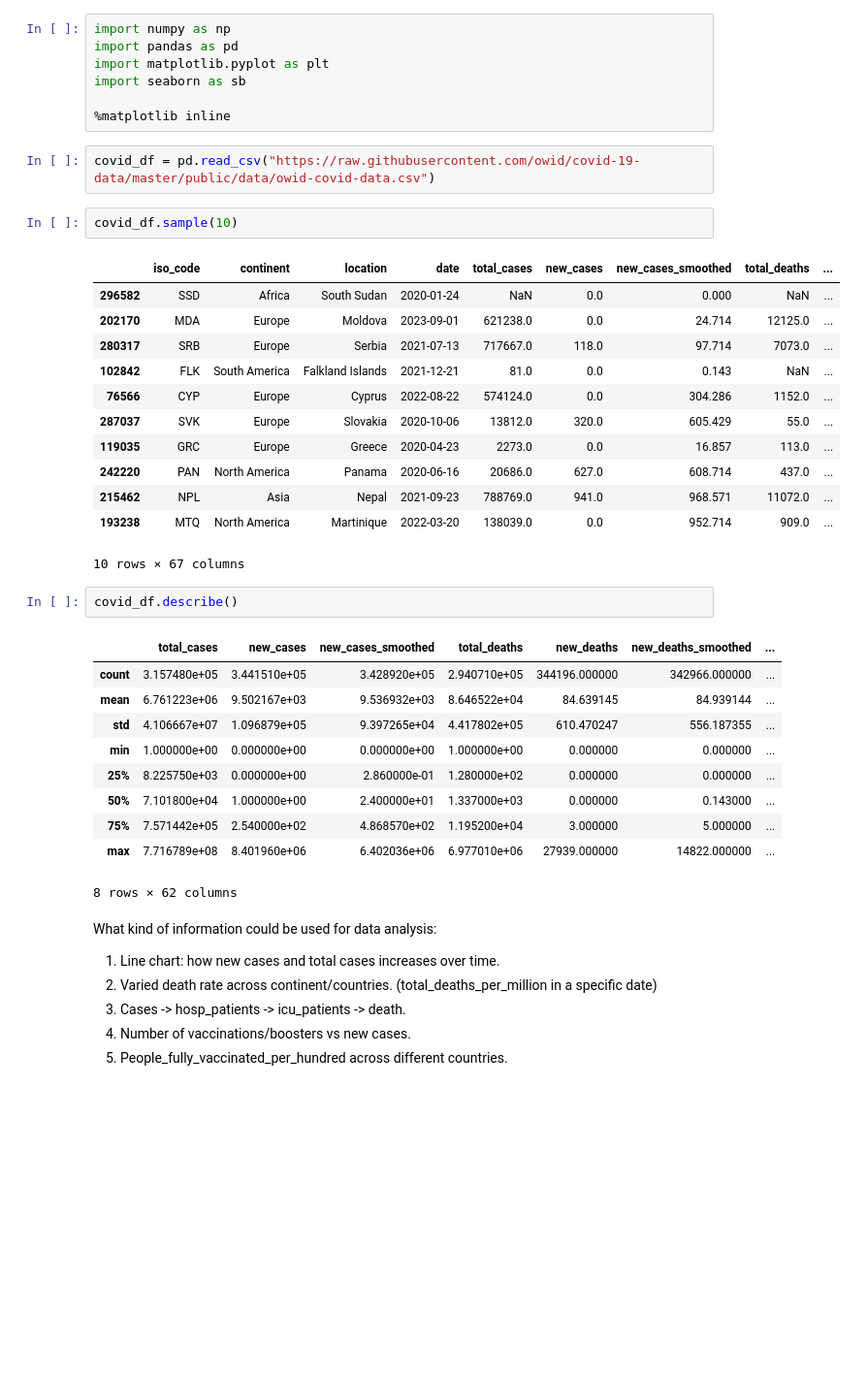
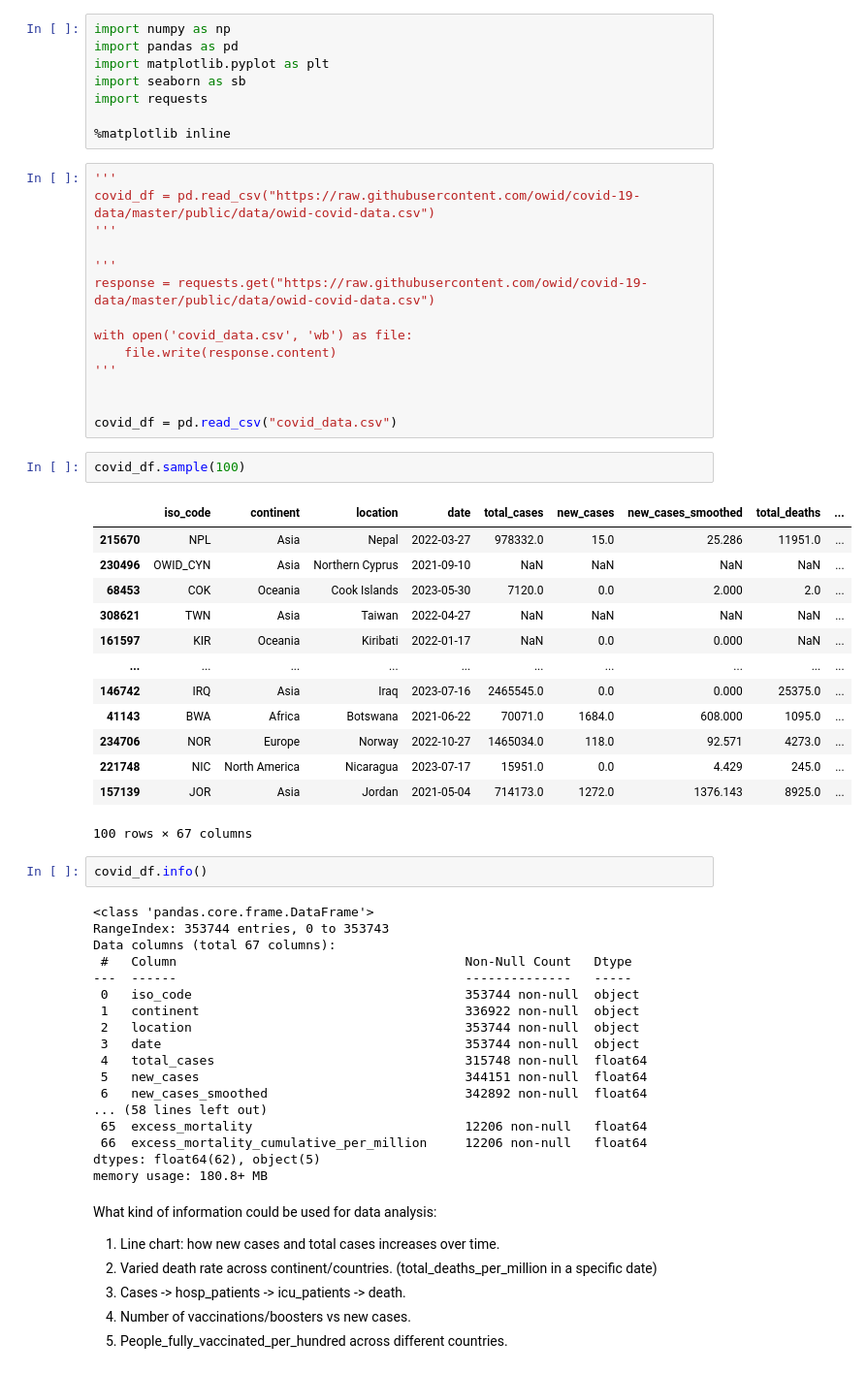
Before and after one commit to fengyu20/covid_data_analysis, a Jupyter notebook: covid_analysis.ipynb, the cells around one changed output. Shown at 97% size. Cells and saved outputs as stored; diff of their text form; blank space fills up the shorter version.

```diff
--- a/covid_analysis.ipynb
+++ b/covid_analysis.ipynb
@@ -3,38 +3,59 @@ import numpy as np
 import pandas as pd
 import matplotlib.pyplot as plt
 import seaborn as sb
+import requests
 
 %matplotlib inline
 # %%
+'''
 covid_df = pd.read_csv("https://raw.githubusercontent.com/owid/covid-19-data/master/public/data/owid-covid-data.csv")
+'''
+
+'''
+response = requests.get("https://raw.githubusercontent.com/owid/covid-19-data/master/public/data/owid-covid-data.csv")
+
+with open('covid_data.csv', 'wb') as file:
+    file.write(response.content)
+'''
+
+
+covid_df = pd.read_csv("covid_data.csv")
 # %%
-covid_df.sample(10)
+covid_df.sample(100)
 # %% [output]
 |  | iso_code | continent | location | date | total_cases | new_cases | new_cases_smoothed | total_deaths | ... |
-| 296582 | SSD | Africa | South Sudan | 2020-01-24 | NaN | 0.0 | 0.000 | NaN | ... |
-| 202170 | MDA | Europe | Moldova | 2023-09-01 | 621238.0 | 0.0 | 24.714 | 12125.0 | ... |
-| 280317 | SRB | Europe | Serbia | 2021-07-13 | 717667.0 | 118.0 | 97.714 | 7073.0 | ... |
-| 102842 | FLK | South America | Falkland Islands | 2021-12-21 | 81.0 | 0.0 | 0.143 | NaN | ... |
-| 76566 | CYP | Europe | Cyprus | 2022-08-22 | 574124.0 | 0.0 | 304.286 | 1152.0 | ... |
-| 287037 | SVK | Europe | Slovakia | 2020-10-06 | 13812.0 | 320.0 | 605.429 | 55.0 | ... |
-| 119035 | GRC | Europe | Greece | 2020-04-23 | 2273.0 | 0.0 | 16.857 | 113.0 | ... |
-| 242220 | PAN | North America | Panama | 2020-06-16 | 20686.0 | 627.0 | 608.714 | 437.0 | ... |
-| 215462 | NPL | Asia | Nepal | 2021-09-23 | 788769.0 | 941.0 | 968.571 | 11072.0 | ... |
-| 193238 | MTQ | North America | Martinique | 2022-03-20 | 138039.0 | 0.0 | 952.714 | 909.0 | ... |
+| 215670 | NPL | Asia | Nepal | 2022-03-27 | 978332.0 | 15.0 | 25.286 | 11951.0 | ... |
+| 230496 | OWID_CYN | Asia | Northern Cyprus | 2021-09-10 | NaN | NaN | NaN | NaN | ... |
+| 68453 | COK | Oceania | Cook Islands | 2023-05-30 | 7120.0 | 0.0 | 2.000 | 2.0 | ... |
+| 308621 | TWN | Asia | Taiwan | 2022-04-27 | NaN | NaN | NaN | NaN | ... |
+| 161597 | KIR | Oceania | Kiribati | 2022-01-17 | NaN | 0.0 | 0.000 | NaN | ... |
+| ... | ... | ... | ... | ... | ... | ... | ... | ... | ... |
+| 146742 | IRQ | Asia | Iraq | 2023-07-16 | 2465545.0 | 0.0 | 0.000 | 25375.0 | ... |
+| 41143 | BWA | Africa | Botswana | 2021-06-22 | 70071.0 | 1684.0 | 608.000 | 1095.0 | ... |
+| 234706 | NOR | Europe | Norway | 2022-10-27 | 1465034.0 | 118.0 | 92.571 | 4273.0 | ... |
+| 221748 | NIC | North America | Nicaragua | 2023-07-17 | 15951.0 | 0.0 | 4.429 | 245.0 | ... |
+| 157139 | JOR | Asia | Jordan | 2021-05-04 | 714173.0 | 1272.0 | 1376.143 | 8925.0 | ... |
-10 rows × 67 columns
+100 rows × 67 columns
 # %%
-covid_df.describe()
+covid_df.info()
 # %% [output]
-|  | total_cases | new_cases | new_cases_smoothed | total_deaths | new_deaths | new_deaths_smoothed | ... |
-| count | 3.157480e+05 | 3.441510e+05 | 3.428920e+05 | 2.940710e+05 | 344196.000000 | 342966.000000 | ... |
-| mean | 6.761223e+06 | 9.502167e+03 | 9.536932e+03 | 8.646522e+04 | 84.639145 | 84.939144 | ... |
-| std | 4.106667e+07 | 1.096879e+05 | 9.397265e+04 | 4.417802e+05 | 610.470247 | 556.187355 | ... |
-| min | 1.000000e+00 | 0.000000e+00 | 0.000000e+00 | 1.000000e+00 | 0.000000 | 0.000000 | ... |
-| 25% | 8.225750e+03 | 0.000000e+00 | 2.860000e-01 | 1.280000e+02 | 0.000000 | 0.000000 | ... |
-| 50% | 7.101800e+04 | 1.000000e+00 | 2.400000e+01 | 1.337000e+03 | 0.000000 | 0.143000 | ... |
-| 75% | 7.571442e+05 | 2.540000e+02 | 4.868570e+02 | 1.195200e+04 | 3.000000 | 5.000000 | ... |
-| max | 7.716789e+08 | 8.401960e+06 | 6.402036e+06 | 6.977010e+06 | 27939.000000 | 14822.000000 | ... |
-8 rows × 62 columns
+<class 'pandas.core.frame.DataFrame'>
+RangeIndex: 353744 entries, 0 to 353743
+Data columns (total 67 columns):
+ #   Column                                      Non-Null Count   Dtype
+---  ------                                      --------------   -----
+ 0   iso_code                                    353744 non-null  object
+ 1   continent                                   336922 non-null  object
+ 2   location                                    353744 non-null  object
+ 3   date                                        353744 non-null  object
+ 4   total_cases                                 315748 non-null  float64
+ 5   new_cases                                   344151 non-null  float64
+ 6   new_cases_smoothed                          342892 non-null  float64
+... (58 lines left out)
+ 65  excess_mortality                            12206 non-null   float64
+ 66  excess_mortality_cumulative_per_million     12206 non-null   float64
+dtypes: float64(62), object(5)
+memory usage: 180.8+ MB
 # %% [markdown]
 What kind of information could be used for data analysis:
 1. Line chart: how new cases and total cases increases over time.
```
Also changed, not shown: parts of 17 cells of this notebook, 1 other file.
